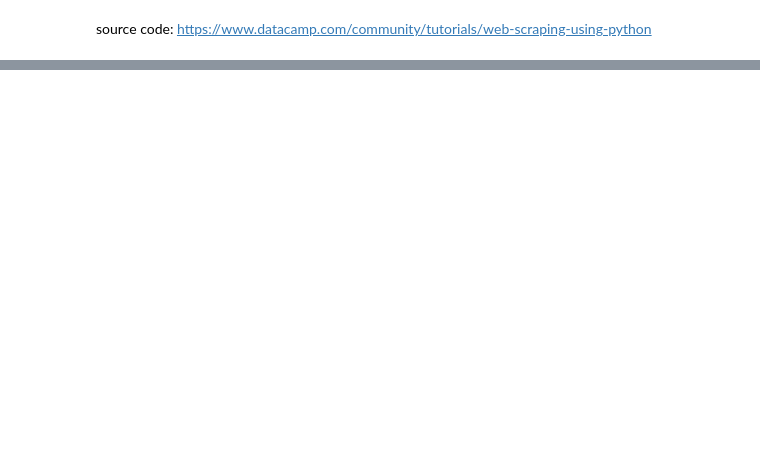
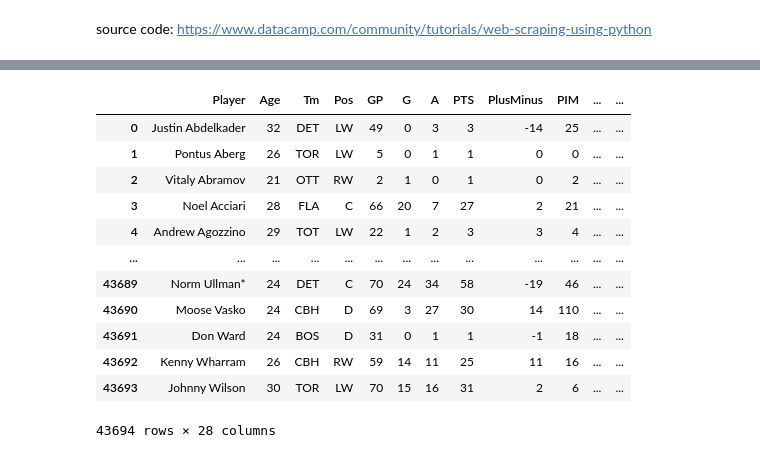
Before and after one commit to JamesNeri/Capstone, a Jupyter notebook: LoopedScrapeTest.ipynb, the cells around one changed output, grey strips where cells are left out. Drawn from its saved outputs; the diff is of its cells as text; code cells hidden in the pictures; blank space fills up the shorter version.

```diff
--- a/LoopedScrapeTest.ipynb
+++ b/LoopedScrapeTest.ipynb
@@ -152,0 +129,4 @@ df2.to_csv('2019_2020.csv', index=0)
+# %%
+df['Season']=season
+# %%
+df.set_axis(['0','Season'], axis=1, inplace=False)
@@ -152,0 +157,4 @@ df2.to_csv('2019_2020.csv', index=0)
+# %%
+i = df.columns.get_loc(0)
+df2 = df[0].str.split(",", expand=True)
+df2=pd.concat([df.iloc[:, :i], df2, df.iloc[:, i+1:]], axis=1)
@@ -152,0 +174,5 @@ df2.to_csv('2019_2020.csv', index=0)
+# %%
+df2[0] = df2[0].str.strip('[')
+df2[26] = df2[26].str.strip(']')
+df2 = df2.iloc[2:]
+df2 = df2.reset_index(drop=True)
@@ -152,0 +189,19 @@ df2.to_csv('2019_2020.csv', index=0)
+# %%
+df2 = df2.set_axis(['Player', 'Age', 'Tm', 'Pos', 'GP', 'G', 'A', 'PTS', 'PlusMinus', 'PIM', 'PS', 'EV', 'PP', 'SH', 'GW', 'EV', 'PP', 'SH', 'S', 'Spct', 'TOI', 'ATOI', 'BLK', 'HIT', 'FOW', 'FOL', 'FOpct','Season'], axis=1, inplace=False)
+df2.reset_index
+df2.drop(df2[df2['Player'] == ']'].index, inplace = True)
+df2.reset_index(drop=True)
+# %% [output]
+|  | Player | Age | Tm | Pos | GP | G | A | PTS | PlusMinus | PIM | ... | ... |
+| 0 | Justin Abdelkader | 32 | DET | LW | 49 | 0 | 3 | 3 | -14 | 25 | ... | ... |
+| 1 | Pontus Aberg | 26 | TOR | LW | 5 | 0 | 1 | 1 | 0 | 0 | ... | ... |
+| 2 | Vitaly Abramov | 21 | OTT | RW | 2 | 1 | 0 | 1 | 0 | 2 | ... | ... |
+| 3 | Noel Acciari | 28 | FLA | C | 66 | 20 | 7 | 27 | 2 | 21 | ... | ... |
+| 4 | Andrew Agozzino | 29 | TOT | LW | 22 | 1 | 2 | 3 | 3 | 4 | ... | ... |
+| ... | ... | ... | ... | ... | ... | ... | ... | ... | ... | ... | ... | ... |
+| 43689 | Norm Ullman* | 24 | DET | C | 70 | 24 | 34 | 58 | -19 | 46 | ... | ... |
+| 43690 | Moose Vasko | 24 | CBH | D | 69 | 3 | 27 | 30 | 14 | 110 | ... | ... |
+| 43691 | Don Ward | 24 | BOS | D | 31 | 0 | 1 | 1 | -1 | 18 | ... | ... |
+| 43692 | Kenny Wharram | 26 | CBH | RW | 59 | 14 | 11 | 25 | 11 | 16 | ... | ... |
+| 43693 | Johnny Wilson | 30 | TOR | LW | 70 | 15 | 16 | 31 | 2 | 6 | ... | ... |
+43694 rows × 28 columns
```
Also changed, not shown: parts of 42 cells of this notebook, 2 other files.
